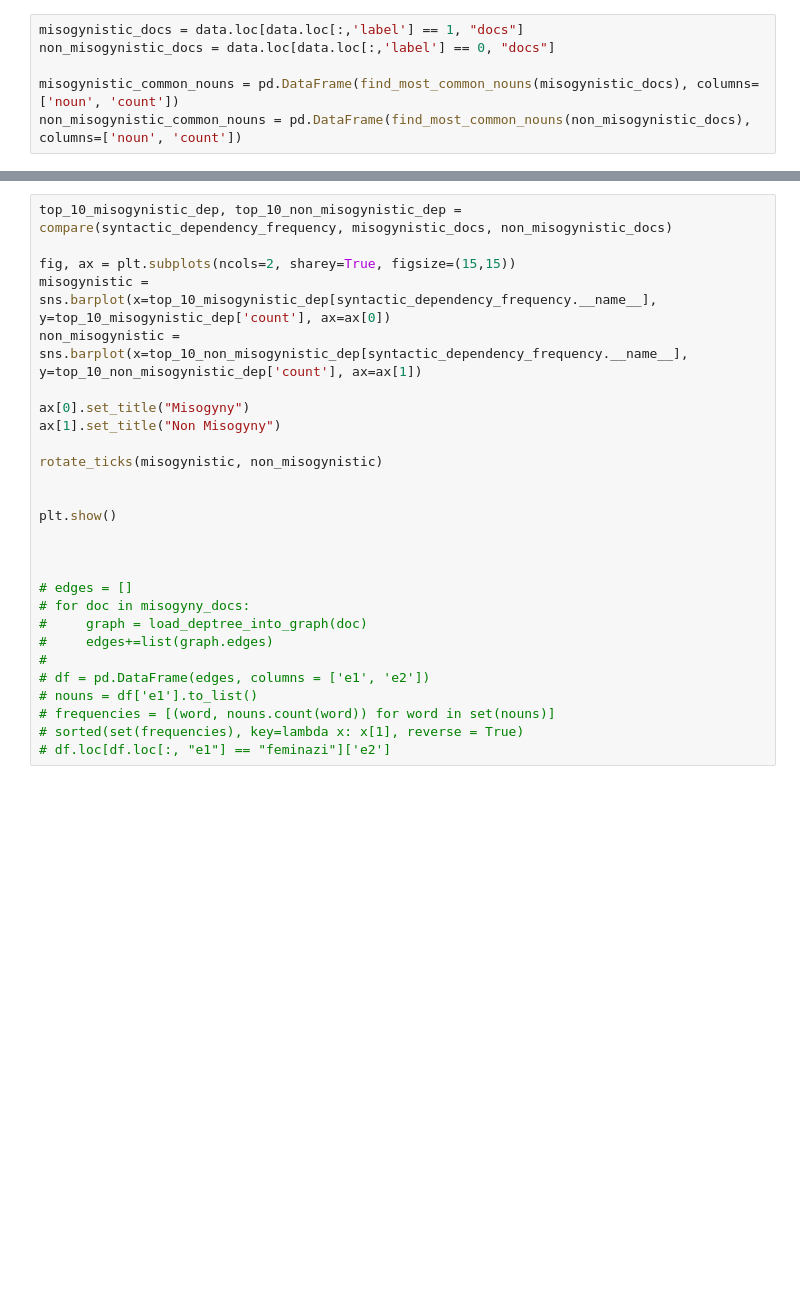
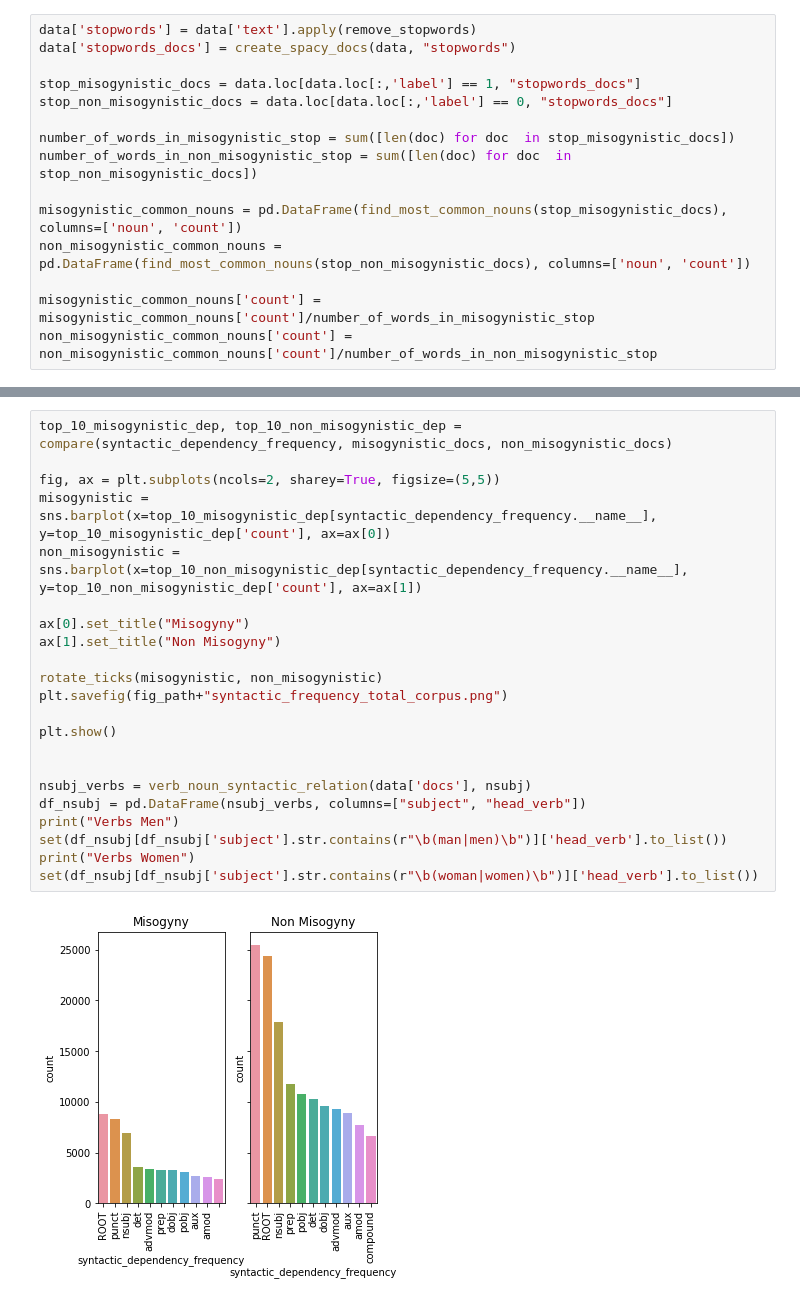
Before and after one commit to opt-out-tools/find-out, a Jupyter notebook: notebooks/hatespeech/exploratory_data_analysis_hatespeech.ipynb, the cells around one changed output, grey strips where cells are left out. Cells and saved outputs as stored; diff of their text form; blank space fills up the shorter version.

```diff
--- a/notebooks/hatespeech/exploratory_data_analysis_hatespeech.ipynb
+++ b/notebooks/hatespeech/exploratory_data_analysis_hatespeech.ipynb
@@ -17,7 +31,16 @@ data['docs'] = create_spacy_docs(data, "text")
 # %%
-misogynistic_docs = data.loc[data.loc[:,'label'] == 1, "docs"]
-non_misogynistic_docs = data.loc[data.loc[:,'label'] == 0, "docs"]
+data['stopwords'] = data['text'].apply(remove_stopwords)
+data['stopwords_docs'] = create_spacy_docs(data, "stopwords")
 
-misogynistic_common_nouns = pd.DataFrame(find_most_common_nouns(misogynistic_docs), columns=['noun', 'count'])
-non_misogynistic_common_nouns = pd.DataFrame(find_most_common_nouns(non_misogynistic_docs), columns=['noun', 'count'])
+stop_misogynistic_docs = data.loc[data.loc[:,'label'] == 1, "stopwords_docs"]
+stop_non_misogynistic_docs = data.loc[data.loc[:,'label'] == 0, "stopwords_docs"]
+
+number_of_words_in_misogynistic_stop = sum([len(doc) for doc  in stop_misogynistic_docs])
+number_of_words_in_non_misogynistic_stop = sum([len(doc) for doc  in stop_non_misogynistic_docs])
+
+misogynistic_common_nouns = pd.DataFrame(find_most_common_nouns(stop_misogynistic_docs), columns=['noun', 'count'])
+non_misogynistic_common_nouns = pd.DataFrame(find_most_common_nouns(stop_non_misogynistic_docs), columns=['noun', 'count'])
+
+misogynistic_common_nouns['count'] = misogynistic_common_nouns['count']/number_of_words_in_misogynistic_stop
+non_misogynistic_common_nouns['count'] = non_misogynistic_common_nouns['count']/number_of_words_in_non_misogynistic_stop
 # %%
@@ -70,27 +96,24 @@ KeyError: 'POS'
 # %%
 top_10_misogynistic_dep, top_10_non_misogynistic_dep = compare(syntactic_dependency_frequency, misogynistic_docs, non_misogynistic_docs)
 
-fig, ax = plt.subplots(ncols=2, sharey=True, figsize=(15,15))
+fig, ax = plt.subplots(ncols=2, sharey=True, figsize=(5,5))
 misogynistic = sns.barplot(x=top_10_misogynistic_dep[syntactic_dependency_frequency.__name__], y=top_10_misogynistic_dep['count'], ax=ax[0])
 non_misogynistic = sns.barplot(x=top_10_non_misogynistic_dep[syntactic_dependency_frequency.__name__], y=top_10_non_misogynistic_dep['count'], ax=ax[1])
 
 ax[0].set_title("Misogyny")
 ax[1].set_title("Non Misogyny")
 
 rotate_ticks(misogynistic, non_misogynistic)
-
+plt.savefig(fig_path+"syntactic_frequency_total_corpus.png")
 
 plt.show()
 
 
-
-# edges = []
-# for doc in misogyny_docs:
-#     graph = load_deptree_into_graph(doc)
-#     edges+=list(graph.edges)
-#
-# df = pd.DataFrame(edges, columns = ['e1', 'e2'])
-# nouns = df['e1'].to_list()
-# frequencies = [(word, nouns.count(word)) for word in set(nouns)]
-# sorted(set(frequencies), key=lambda x: x[1], reverse = True)
-# df.loc[df.loc[:, "e1"] == "feminazi"]['e2']
+nsubj_verbs = verb_noun_syntactic_relation(data['docs'], nsubj)
+df_nsubj = pd.DataFrame(nsubj_verbs, columns=["subject", "head_verb"])
+print("Verbs Men")
+set(df_nsubj[df_nsubj['subject'].str.contains(r"\b(man|men)\b")]['head_verb'].to_list())
+print("Verbs Women")
+set(df_nsubj[df_nsubj['subject'].str.contains(r"\b(woman|women)\b")]['head_verb'].to_list())
+# %% [output]
+[figure, added]
```
Also changed, not shown: parts of 9 cells of this notebook, 9 other files.
